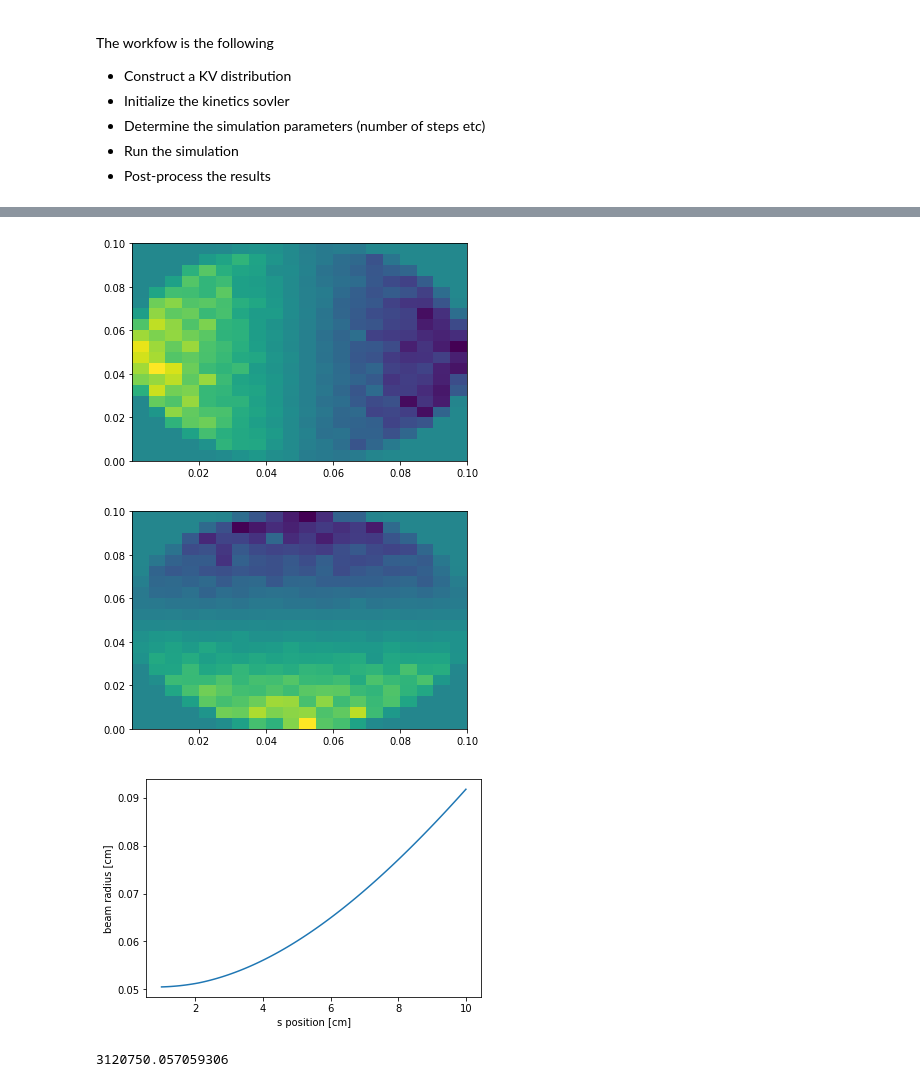
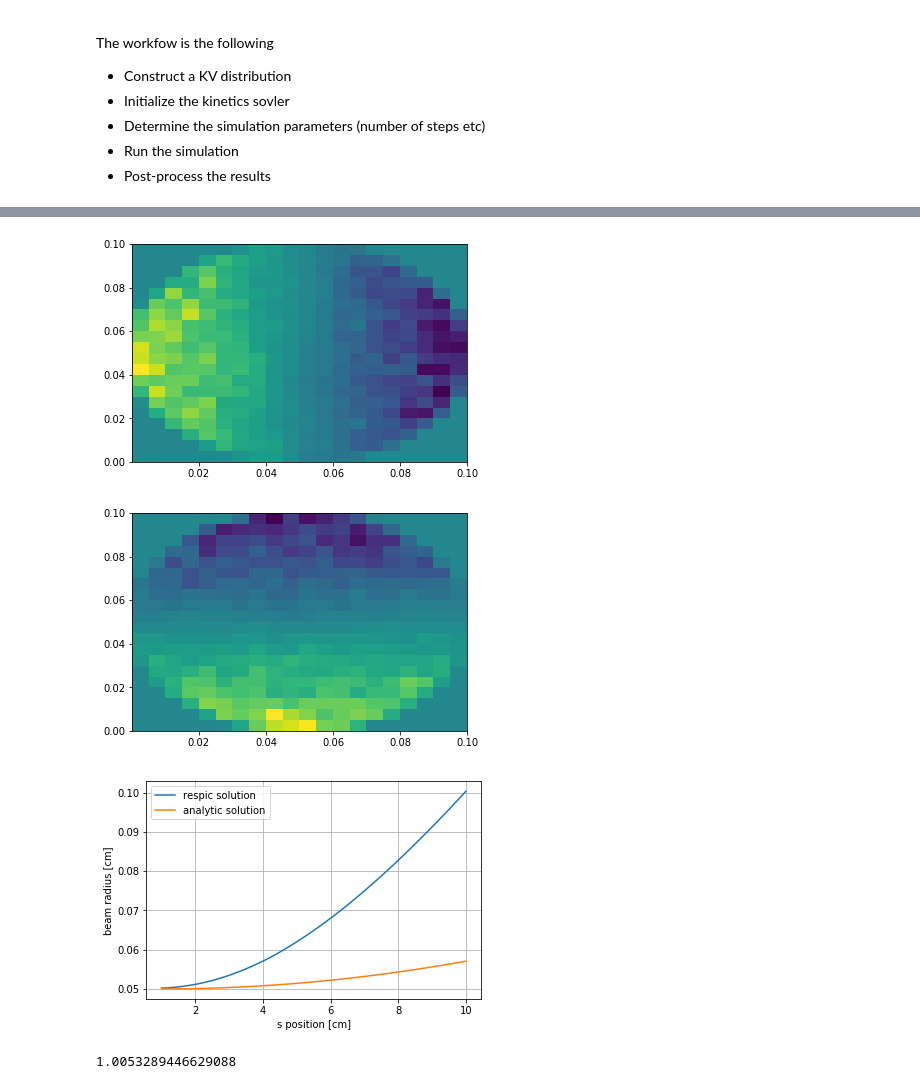
Before and after one commit to radiasoft/rsrespic, a Jupyter notebook: development/shell_gaussian_tests.ipynb, the cells around one changed output, grey strips where cells are left out. Drawn from its saved outputs; the diff is of its cells as text; code cells hidden in the pictures.

Commit message:
Updated parameters for exapnsion in drift

```diff
--- a/development/shell_gaussian_tests.ipynb
+++ b/development/shell_gaussian_tests.ipynb
@@ -109,6 +107,12 @@ The workfow is the following
 * Run the simulation
 * Post-process the results
 # %%
+
+## Particle definitions
+sigma_x = 0.05
+Q_mks = 5.0e-9
+Q = constants.charge_mks_to_cgs(Q_mks)
+
 n_particles = 10000
 L_0 = 5. * sigma_x ## Half the domain size
 L_min = L_0 / 40 ## minimum wavelength to resolve
@@ -121,7 +125,7 @@ new_distribution = particles.distribution(N = n_particles)
 new_distribution.construct_kv(r_0 = sigma_x, x0 = sigma_x, y0 = sigma_x)
 
 ## Particle distributions
-my_kv_beam = particles.particles_2D_tent(new_distribution, dx_tent = 4. * L_min, dy_tent = 4. * L_min,
+my_kv_beam = particles.particles_2D_tent(new_distribution, dx_tent = 0.5 * L_min, dy_tent = 0.5 * L_min,
     bunch_charge = Q, species_charge = q, species_mass = m_p, gamma = gamma)
 
 ## Define the fields
@@ -202,8 +204,8 @@ plt.figure()
 plt.hist2d(my_kv_beam.x, my_kv_beam.y, weights = my_kv_beam.py, bins = 20)
 plt.show()
 # %% [output]
-[figure, old version]
+[figure, new version]
-[figure, old version]
+[figure, new version]
 # %%
 r_max = []
 k = 0
@@ -217,34 +219,47 @@ while k < 100:
     r_max.append(np.max(r))
     k = k + 1
 # %%
-def round_beam_expansion(x,q,gamma):
+## This is the code for the expansion of a round beam in a drift
+
+def round_beam_expansion(x, r0, q, gamma, m_0):
 
     beta = np.sqrt(1. - 1./ gamma **2)
+
     I = q * beta * c / 100.
 
-    I0 = 17.0e3
+    I0 = 4 * pi * 8.85e-12 * (c/100.) ** 3 / 1.602e-19 * (m_0 / 1000.)
 
-    K = I * 2 / (I0 * beta **3 ( gamma **3))
+    K = I * 2. / (I0 * beta **3 * gamma **3)
 
     def func(r,z):
-        R = r[0]
-        Rp = r[1]
 
-        r1p = K/r[0]
+        Rpp = K/r[0]
+
+        return np.asarray([r[1], Rpp])
+
+    r_init = np.asarray([r0, 0])
+    out = sint.odeint(func, r_init, x, mxstep=100000, atol=1e-15)
+
+    return out
 # %%
+
+
 x = np.linspace(1,kinetics_solver.ds*k, k)
 
+r_analyitic = round_beam_expansion(x / 100., sigma_x / 100., Q_mks , my_kv_beam.gamma, my_kv_beam.m_0)
+
 plt.figure()
-plt.plot(x,r_max)
-
+plt.plot(x,r_max,linewidth = 1.5, label = 'respic solution')
+plt.plot(x,r_analyitic[:,0] * 100., linewidth = 1.5, label = 'analytic solution')
 plt.xlabel('s position [cm]')
 plt.ylabel('beam radius [cm]')
-
+plt.legend(loc = 0)
+plt.grid()
 
 plt.show()
 # %% [output]
-[figure, old version]
+[figure, new version]
-# %%
-my_kv_beam.weight
-# %% [output]
-3120750.057059306
+# %%
+print(my_kv_beam.gamma)
+# %% [output]
+1.0053289446629088
```
Also changed, not shown: parts of 6 cells of this notebook, 2 other files.
